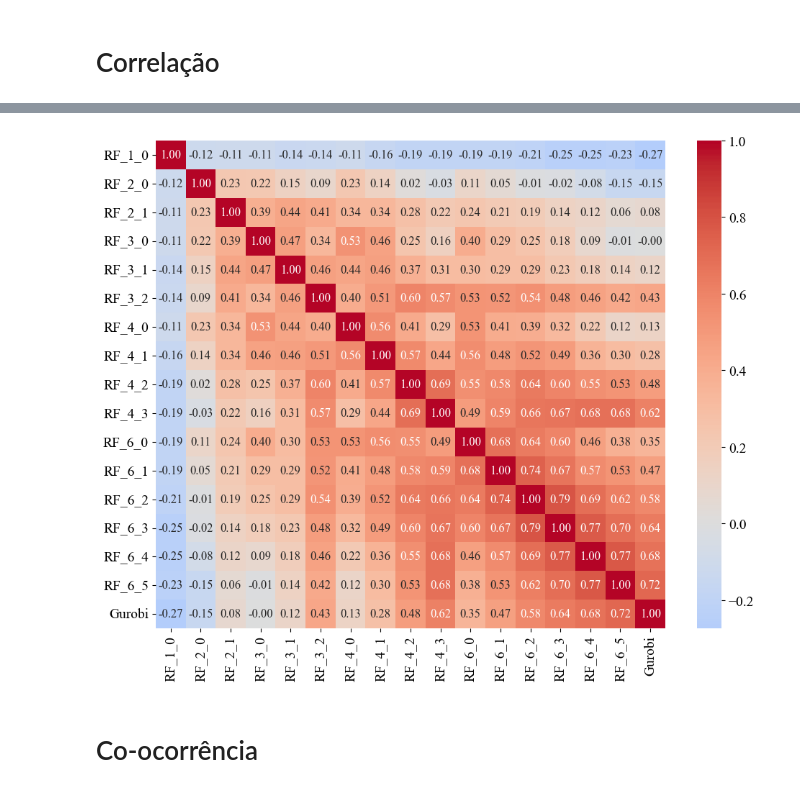
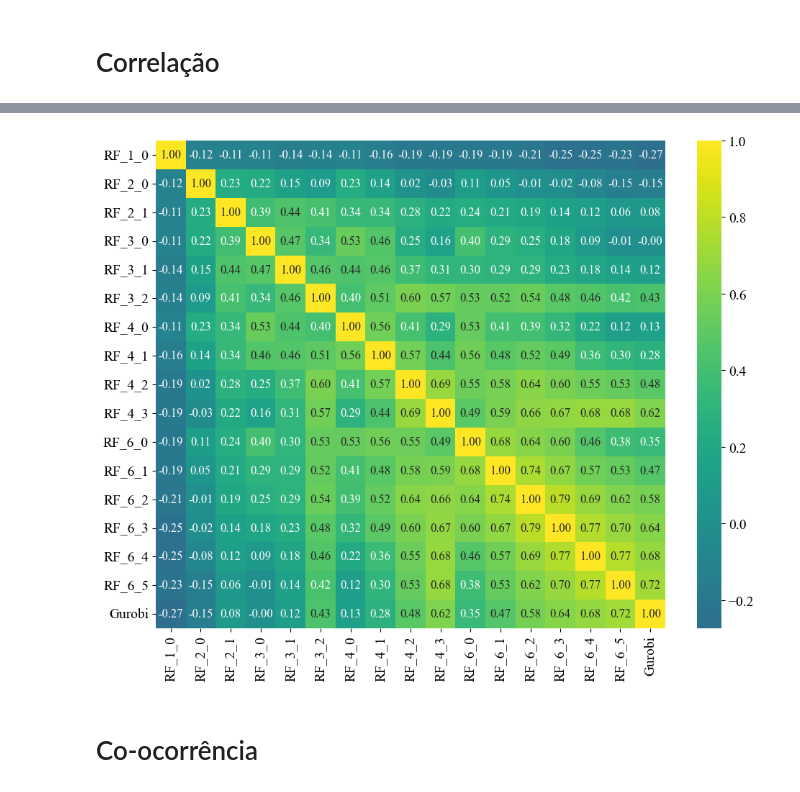
Before and after one commit to lucasgmalheiros/tcc-relax-and-fix, a Jupyter notebook: predict_heuristics/analises/3-relations_between_methods.ipynb, the cells around one changed output, grey strips where cells are left out. Cells and saved outputs as stored; diff of their text form; code cells hidden in the pictures.

```diff
--- a/predict_heuristics/analises/3-relations_between_methods.ipynb
+++ b/predict_heuristics/analises/3-relations_between_methods.ipynb
@@ -25,7 +25,7 @@ features = pd.read_csv('../datasets/multi_plant_instance_features.csv')
 dataset = fml.create_dataset(features, results)
 
 # 2. Create target columns for multi label classification
-dataset = fml.create_multi_label_columns(dataset, TOLERANCE_LIMIT)
+dataset = fml.create_multi_label_target(dataset, TOLERANCE_LIMIT)
 # %%
 methods_df = dataset[['instance'] + [col for col in dataset if 'RF' in col]].rename(columns={'RF_T_0': 'Gurobi'})
 # %%
@@ -80,14 +80,14 @@ correlation_matrix
 # %%
 # Correlation heatmap
 plt.figure(figsize=(10, 8))
-sns.heatmap(correlation_matrix, annot=True, cmap='coolwarm', center=0, fmt=".2f", annot_kws={"size": 12})  # Adjust annotation font size
+sns.heatmap(correlation_matrix, annot=True, cmap='viridis', center=0, fmt=".2f", annot_kws={"size": 12})  # Adjust annotation font size
 # plt.title("Correlation Heatmap")
 plt.tight_layout()
 if TOLERANCE_LIMIT == 0.01 / 100:
     plt.savefig('fig_heatmap_correlacao_0.01.png', dpi=300, bbox_inches='tight')
 plt.show()
 # %% [output]
-[figure, old version]
+[figure, new version]
 # %% [markdown]
 # Co-ocorrência
 # %%
```
Also changed, not shown: parts of 2 cells of this notebook, 4 other files.
